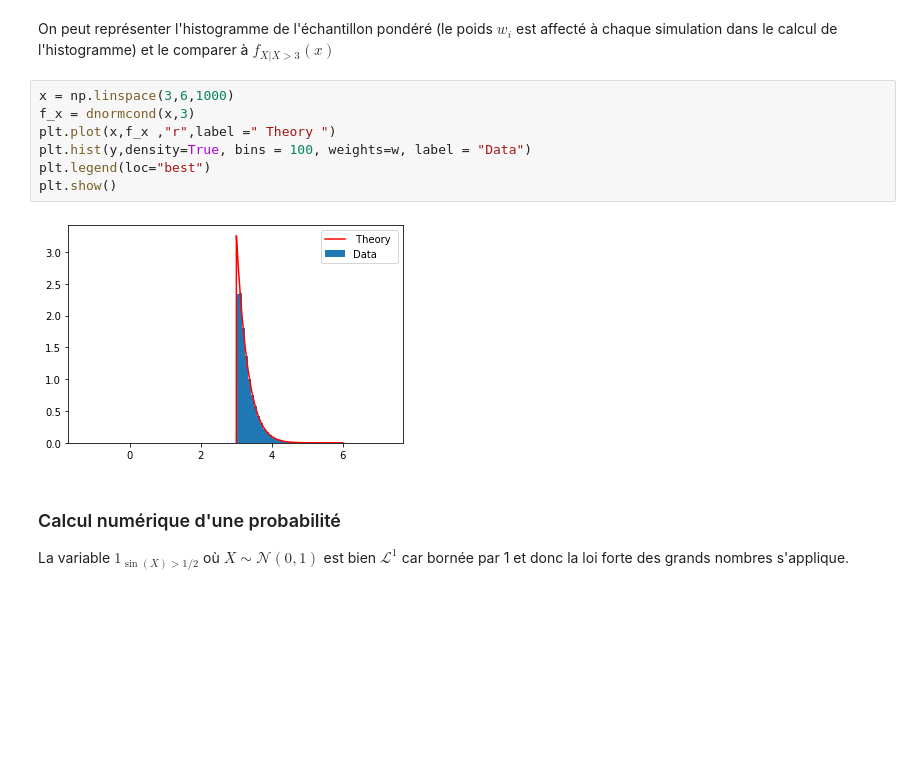
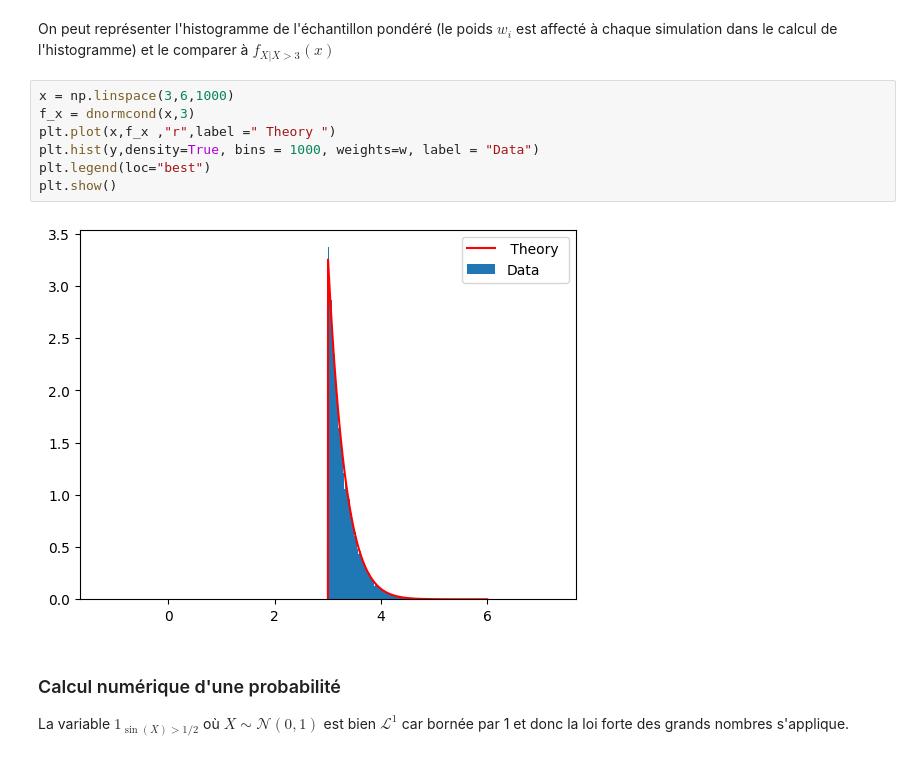
Before and after one commit to paulinebernard/CDIS, a Jupyter notebook: Probabilités V/Probabilité V.ipynb, the cells around one changed output. Drawn from its saved outputs; the diff is of its cells as text; blank space fills up the shorter version.

```diff
--- a/Probabilités V/Probabilité V.ipynb
+++ b/Probabilités V/Probabilité V.ipynb
@@ -456,12 +456,12 @@ On peut représenter l'histogramme de l'échantillon pondéré (le poids $w_i$ e
 # %%
 x = np.linspace(3,6,1000)
 f_x = dnormcond(x,3)
 plt.plot(x,f_x ,"r",label =" Theory ")
-plt.hist(y,density=True, bins = 100, weights=w, label = "Data")
+plt.hist(y,density=True, bins = 1000, weights=w, label = "Data")
 plt.legend(loc="best")
 plt.show()
 # %% [output]
-[figure, old version]
+[figure, new version]
 # %% [markdown]
 ### Calcul numérique d'une probabilité
 La variable $1_{\sin(X)>1/2}$ où $X \sim \mathcal{N}(0,1)$ est bien $\mathcal{L}^1$ car bornée par 1 et donc la loi forte des grands nombres s'applique.
```
Also changed, not shown: parts of 19 cells of this notebook, 3 other files.
